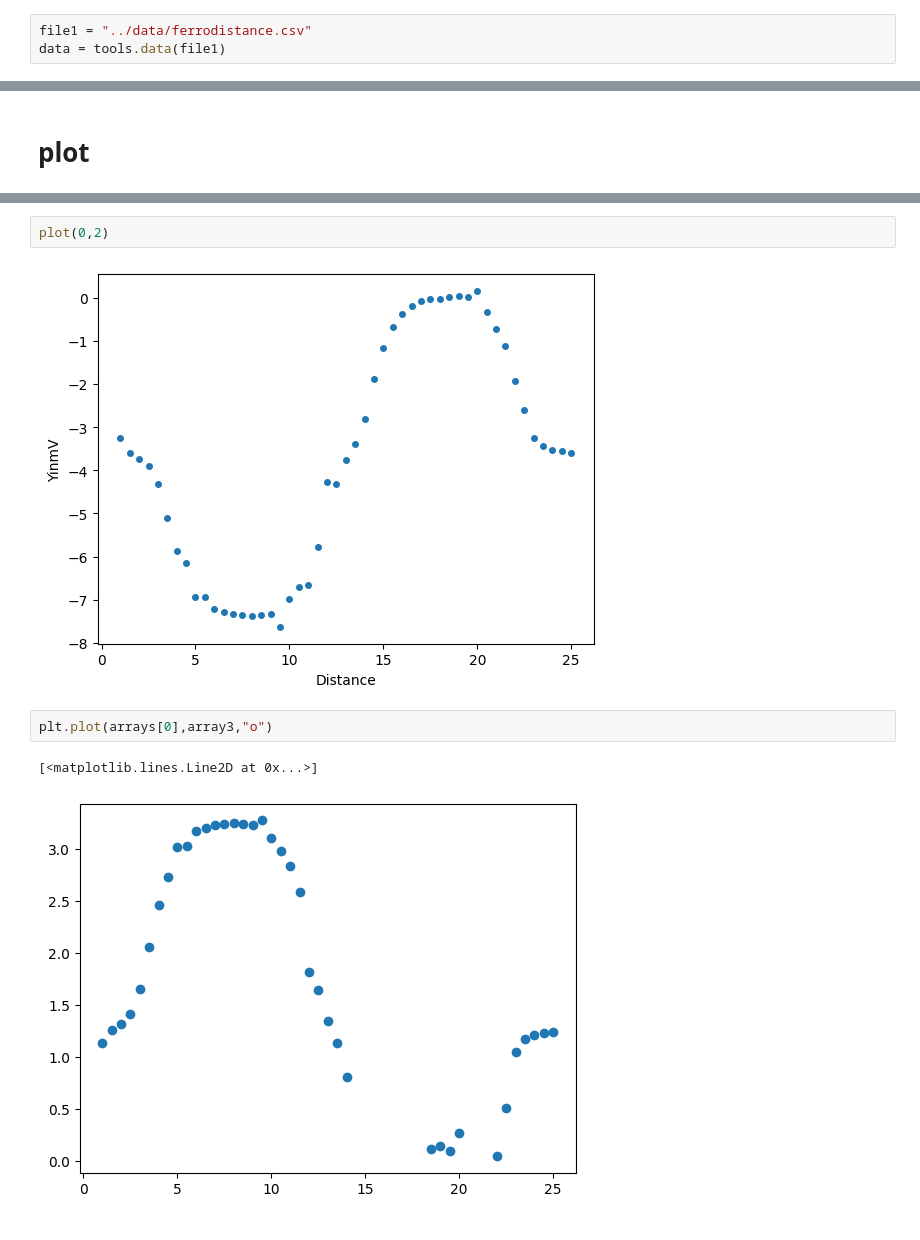
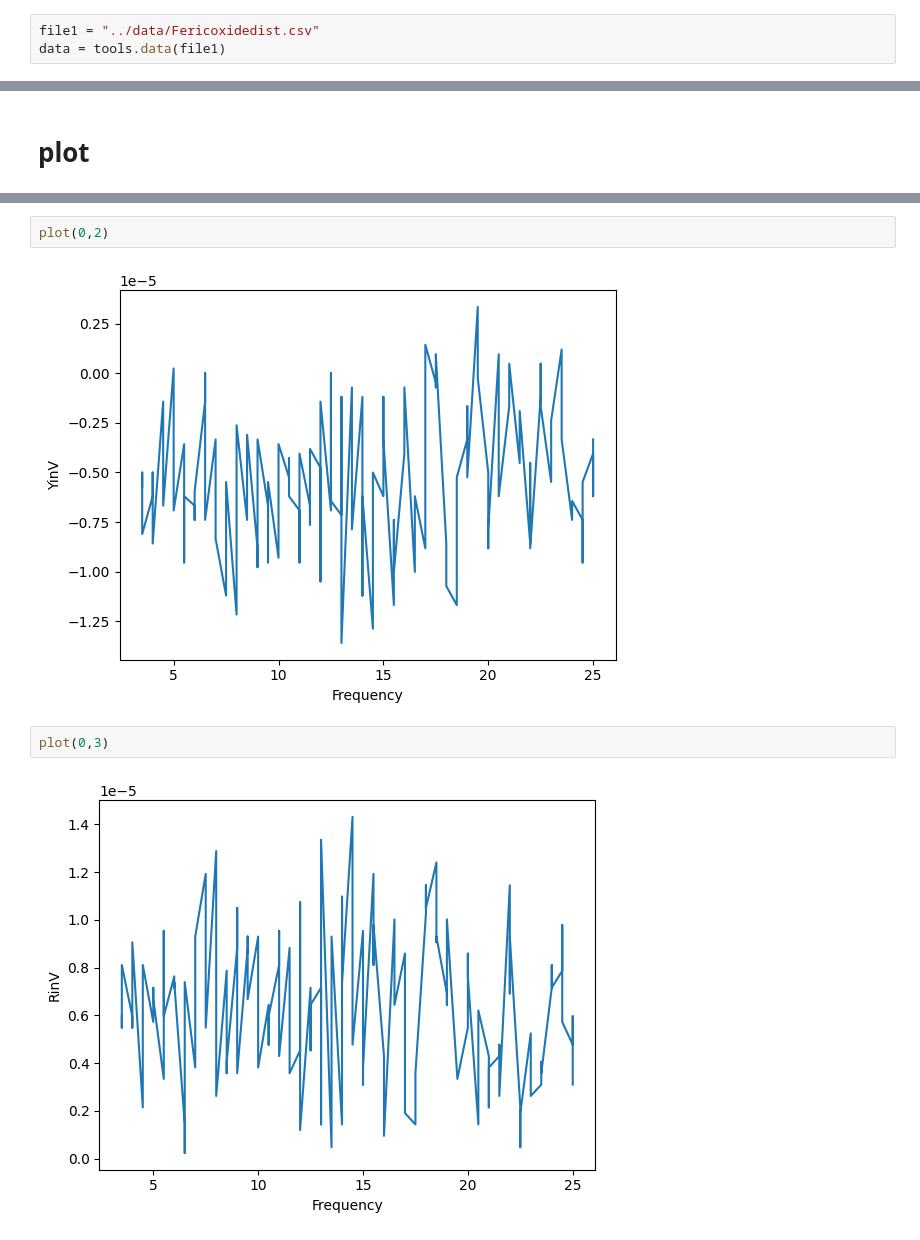
Before and after one commit to vijaypanchalr3/prosus, a Jupyter notebook: src/analysis/analysis.ipynb, the cells around one changed output, grey strips where cells are left out. Drawn from its saved outputs; the diff is of its cells as text.

Commit message:
new datas and sampler with change in pyinstro

```diff
--- a/src/analysis/analysis.ipynb
+++ b/src/analysis/analysis.ipynb
@@ -16,7 +16,7 @@ files and data loading in the notebook
 # %%
 import tools
 # %%
-file1 = "../data/ferrodistance.csv"
+file1 = "../data/Fericoxidedist.csv"
 data = tools.data(file1)
 # %%
 arrays = data.arrays
@@ -37,9 +37,8 @@ plot(0,1)
 # %%
 plot(0,2)
 # %% [output]
-[figure, old version]
+[figure, new version]
 # %%
-plt.plot(arrays[0],array3,"o")
+plot(0,3)
 # %% [output]
-[<matplotlib.lines.Line2D at 0x...>]
-[figure, old version]
+[figure, new version]
```
Also changed, not shown: parts of 3 cells of this notebook, 6 other files.
